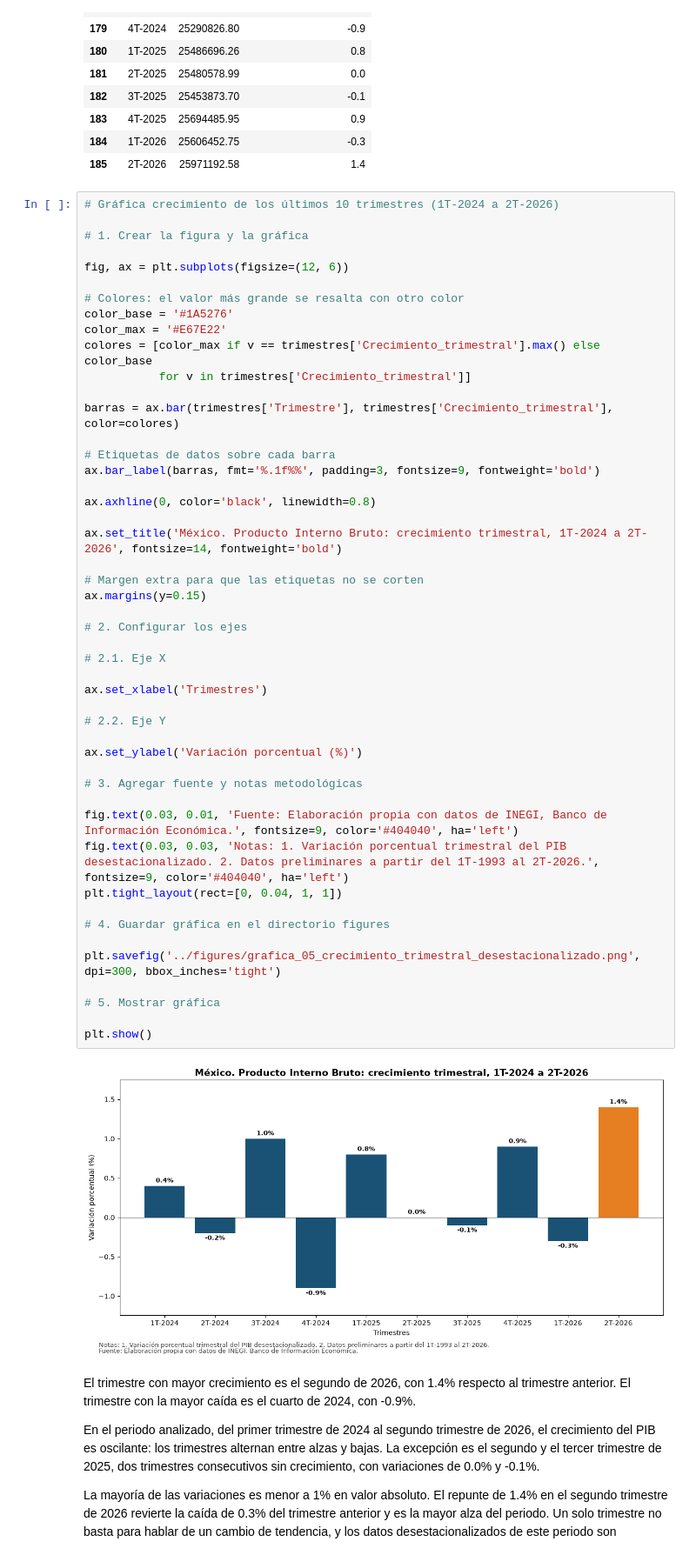
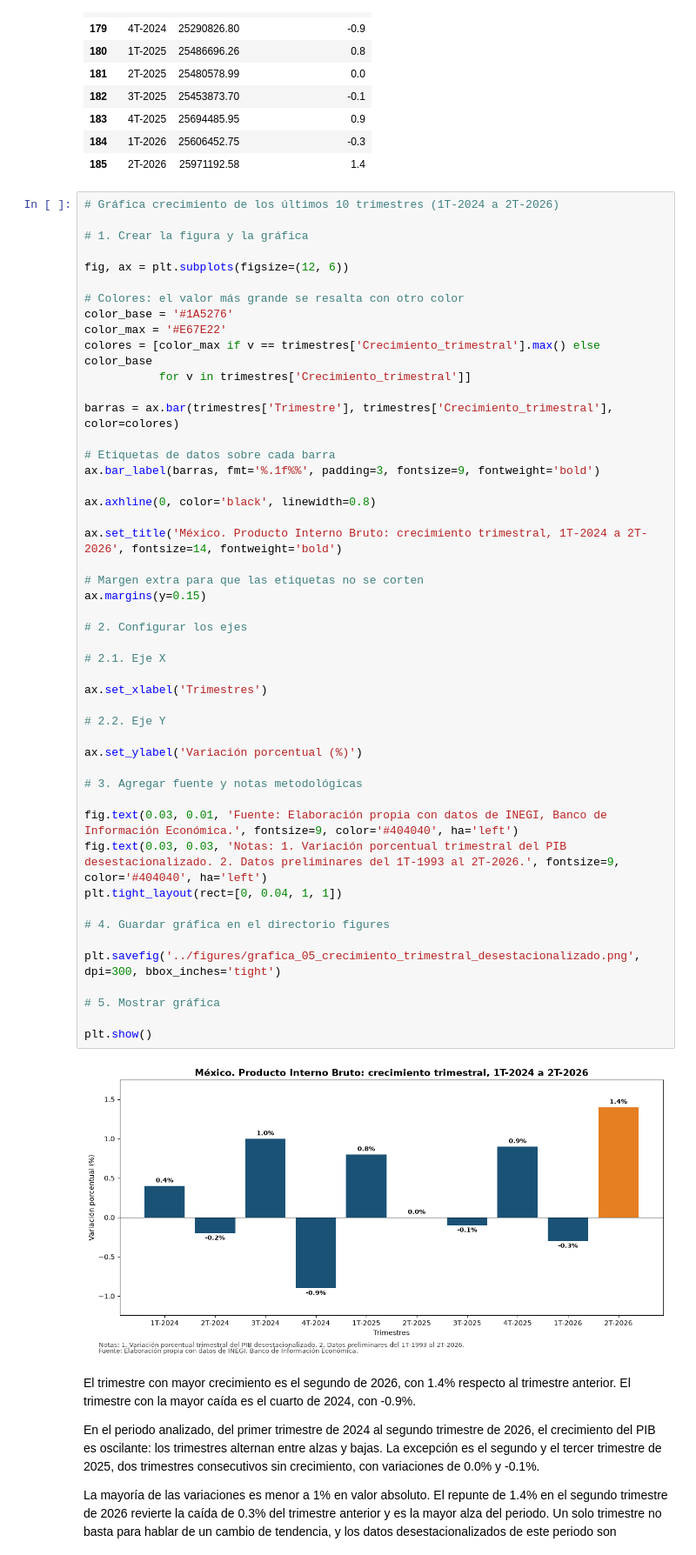
Before and after one commit to Jose-Castanedas/pib_mexico, a Jupyter notebook: notebooks/analisis_pib.ipynb, the cells around one changed output. Shown at 87% size. Cells and saved outputs as stored; diff of their text form.

Commit message:
style: corrige estilo de la nota 2 de la gráfica 5

```diff
--- a/notebooks/analisis_pib.ipynb
+++ b/notebooks/analisis_pib.ipynb
@@ -525,35 +525,35 @@ ax.bar_label(barras, fmt='%.1f%%', padding=3, fontsize=9, fontweight='bold')
 ax.axhline(0, color='black', linewidth=0.8)
 
 ax.set_title('México. Producto Interno Bruto: crecimiento trimestral, 1T-2024 a 2T-2026', fontsize=14, fontweight='bold')
 
 # Margen extra para que las etiquetas no se corten
 ax.margins(y=0.15)
 
 # 2. Configurar los ejes
 
 # 2.1. Eje X
 
 ax.set_xlabel('Trimestres')
 
 # 2.2. Eje Y
 
 ax.set_ylabel('Variación porcentual (%)')
 
 # 3. Agregar fuente y notas metodológicas
 
 fig.text(0.03, 0.01, 'Fuente: Elaboración propia con datos de INEGI, Banco de Información Económica.', fontsize=9, color='#404040', ha='left')
-fig.text(0.03, 0.03, 'Notas: 1. Variación porcentual trimestral del PIB desestacionalizado. 2. Datos preliminares a partir del 1T-1993 al 2T-2026.', fontsize=9, color='#404040', ha='left')
+fig.text(0.03, 0.03, 'Notas: 1. Variación porcentual trimestral del PIB desestacionalizado. 2. Datos preliminares del 1T-1993 al 2T-2026.', fontsize=9, color='#404040', ha='left')
 plt.tight_layout(rect=[0, 0.04, 1, 1])
 
 # 4. Guardar gráfica en el directorio figures
 
 plt.savefig('../figures/grafica_05_crecimiento_trimestral_desestacionalizado.png', dpi=300, bbox_inches='tight')
 
 # 5. Mostrar gráfica
 
 plt.show()
 # %% [output]
-[figure, old version]
+[figure, new version]
 # %% [markdown]
 El trimestre con mayor crecimiento es el segundo de 2026, con 1.4% respecto al trimestre anterior. El trimestre con la mayor caída es el cuarto de 2024, con -0.9%.
 
```
Also changed, not shown: 1 other file.
